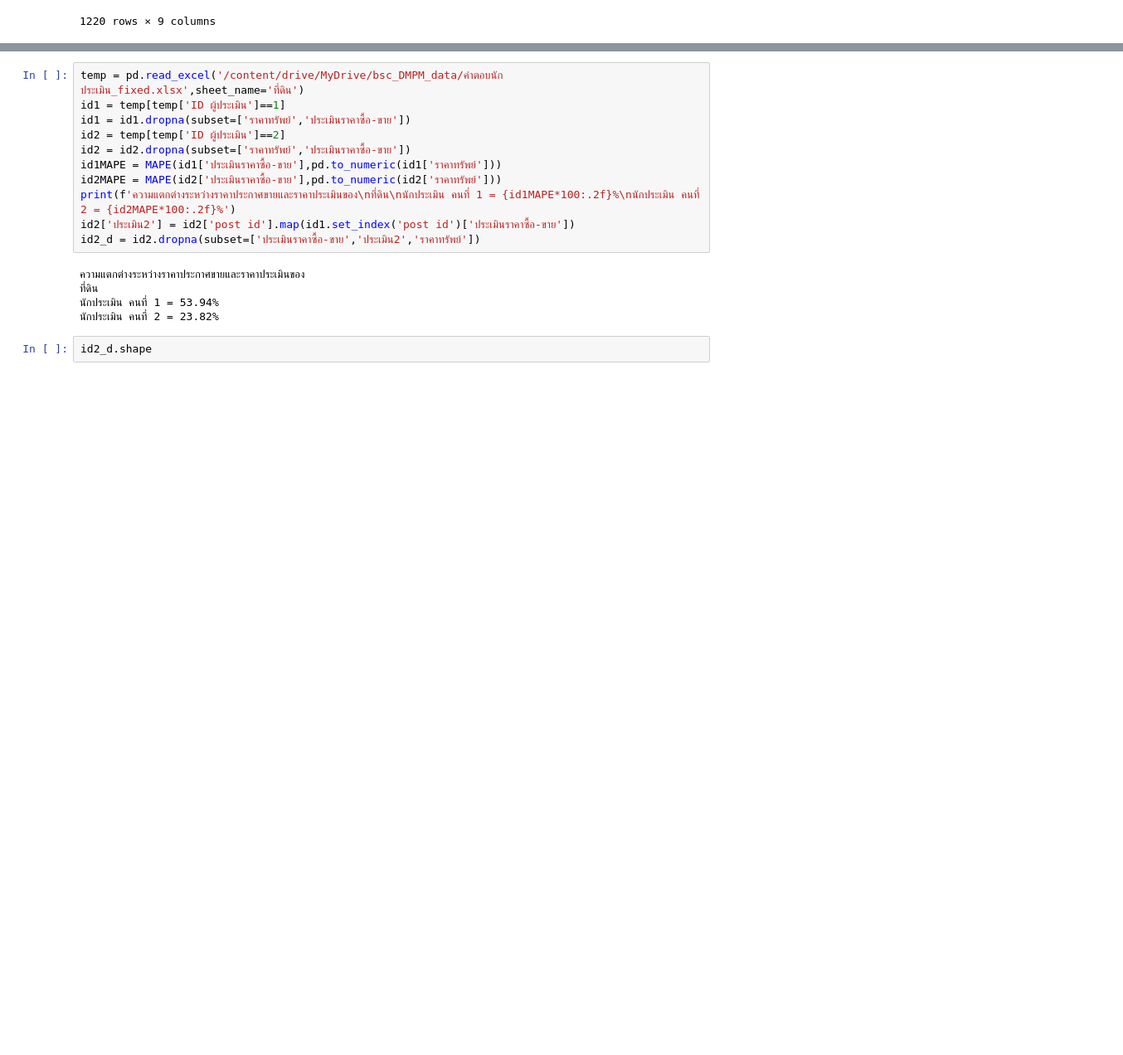
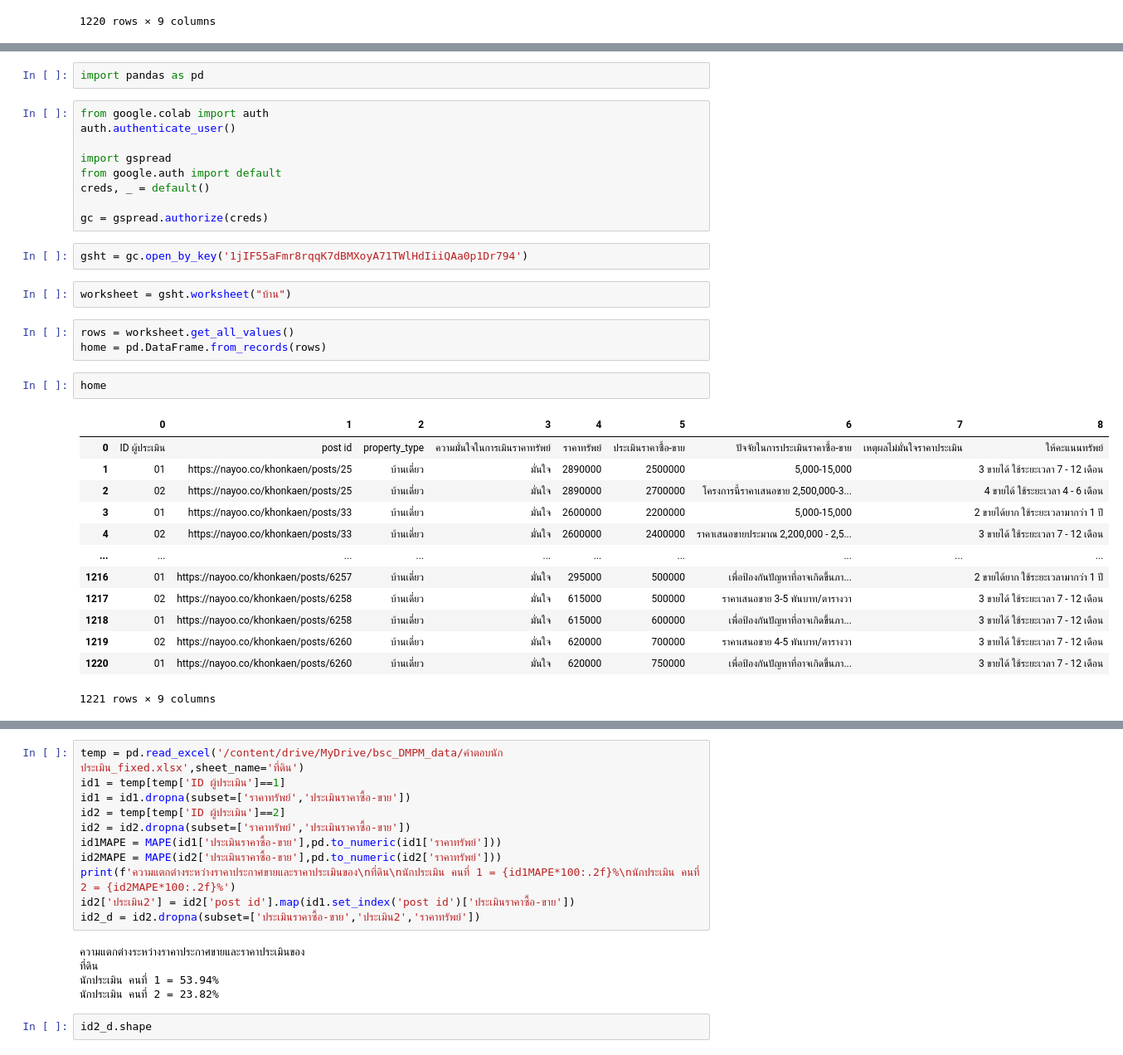
Before and after one commit to tohnperfect/bsc_dpdm22, a Jupyter notebook: [dataprep1]_property_estimator.ipynb, the cells around one changed output, grey strips where cells are left out. Shown: that part at 83% size. Drawn from its saved outputs; the diff is of its cells as text; blank space fills up the shorter version.

Commit message:
add load google sheet the google way

```diff
--- a/[dataprep1]_property_estimator.ipynb
+++ b/[dataprep1]_property_estimator.ipynb
@@ -512,0 +515,34 @@ land
+# %%
+import pandas as pd
+# %%
+from google.colab import auth
+auth.authenticate_user()
+
+import gspread
+from google.auth import default
+creds, _ = default()
+
+gc = gspread.authorize(creds)
+# %%
+gsht = gc.open_by_key('1jIF55aFmr8rqqK7dBMXoyA71TWlHdIiiQAa0p1Dr794')
+# %%
+worksheet = gsht.worksheet("บ้าน")
+# %%
+rows = worksheet.get_all_values()
+home = pd.DataFrame.from_records(rows)
+# %%
+home
+# %% [output]
+|  | 0 | 1 | 2 | 3 | 4 | 5 | 6 | 7 | 8 |
+| 0 | ID ผู้ประเมิน | post id | property_type | ความมั่นใจในการเมินราคาทรัพย์ | ราคาทรัพย์ | ประเมินราคาซื้อ-ขาย | ปัจจัยในการประเมินราคาซื้อ-ขาย | เหตุผลไม่มั่นใจราคาประเมิน | ให้คะแนนทรัพย์ |
+| 1 | 01 | https://nayoo.co/khonkaen/posts/25 | บ้านเดี่ยว | มั่นใจ | 2890000 | 2500000 | 5,000-15,000 |  | 3 ขายได้ ใช้ระยะเวลา 7 - 12 เดือน |
+| 2 | 02 | https://nayoo.co/khonkaen/posts/25 | บ้านเดี่ยว | มั่นใจ | 2890000 | 2700000 | โครงการนี้ราคาเสนอขาย 2,500,000-3... |  | 4 ขายได้ ใช้ระยะเวลา 4 - 6 เดือน |
+| 3 | 01 | https://nayoo.co/khonkaen/posts/33 | บ้านเดี่ยว | มั่นใจ | 2600000 | 2200000 | 5,000-15,000 |  | 2 ขายได้ยาก ใช้ระยะเวลามากว่า 1 ปี |
+| 4 | 02 | https://nayoo.co/khonkaen/posts/33 | บ้านเดี่ยว | มั่นใจ | 2600000 | 2400000 | ราคาเสนอขายประมาณ 2,200,000 - 2,5... |  | 3 ขายได้ ใช้ระยะเวลา 7 - 12 เดือน |
+| ... | ... | ... | ... | ... | ... | ... | ... | ... | ... |
+| 1216 | 01 | https://nayoo.co/khonkaen/posts/6257 | บ้านเดี่ยว | มั่นใจ | 295000 | 500000 | เพื่อป้องกันปัญหาที่อาจเกิดขึ้นภา... |  | 2 ขายได้ยาก ใช้ระยะเวลามากว่า 1 ปี |
+| 1217 | 02 | https://nayoo.co/khonkaen/posts/6258 | บ้านเดี่ยว | มั่นใจ | 615000 | 500000 | ราคาเสนอขาย 3-5 พันบาท/ตารางวา |  | 3 ขายได้ ใช้ระยะเวลา 7 - 12 เดือน |
+| 1218 | 01 | https://nayoo.co/khonkaen/posts/6258 | บ้านเดี่ยว | มั่นใจ | 615000 | 600000 | เพื่อป้องกันปัญหาที่อาจเกิดขึ้นภา... |  | 3 ขายได้ ใช้ระยะเวลา 7 - 12 เดือน |
+| 1219 | 02 | https://nayoo.co/khonkaen/posts/6260 | บ้านเดี่ยว | มั่นใจ | 620000 | 700000 | ราคาเสนอขาย 4-5 พันบาท/ตารางวา |  | 3 ขายได้ ใช้ระยะเวลา 7 - 12 เดือน |
+| 1220 | 01 | https://nayoo.co/khonkaen/posts/6260 | บ้านเดี่ยว | มั่นใจ | 620000 | 750000 | เพื่อป้องกันปัญหาที่อาจเกิดขึ้นภา... |  | 3 ขายได้ ใช้ระยะเวลา 7 - 12 เดือน |
+1221 rows × 9 columns
```
Also changed, not shown: parts of 4 cells of this notebook.
